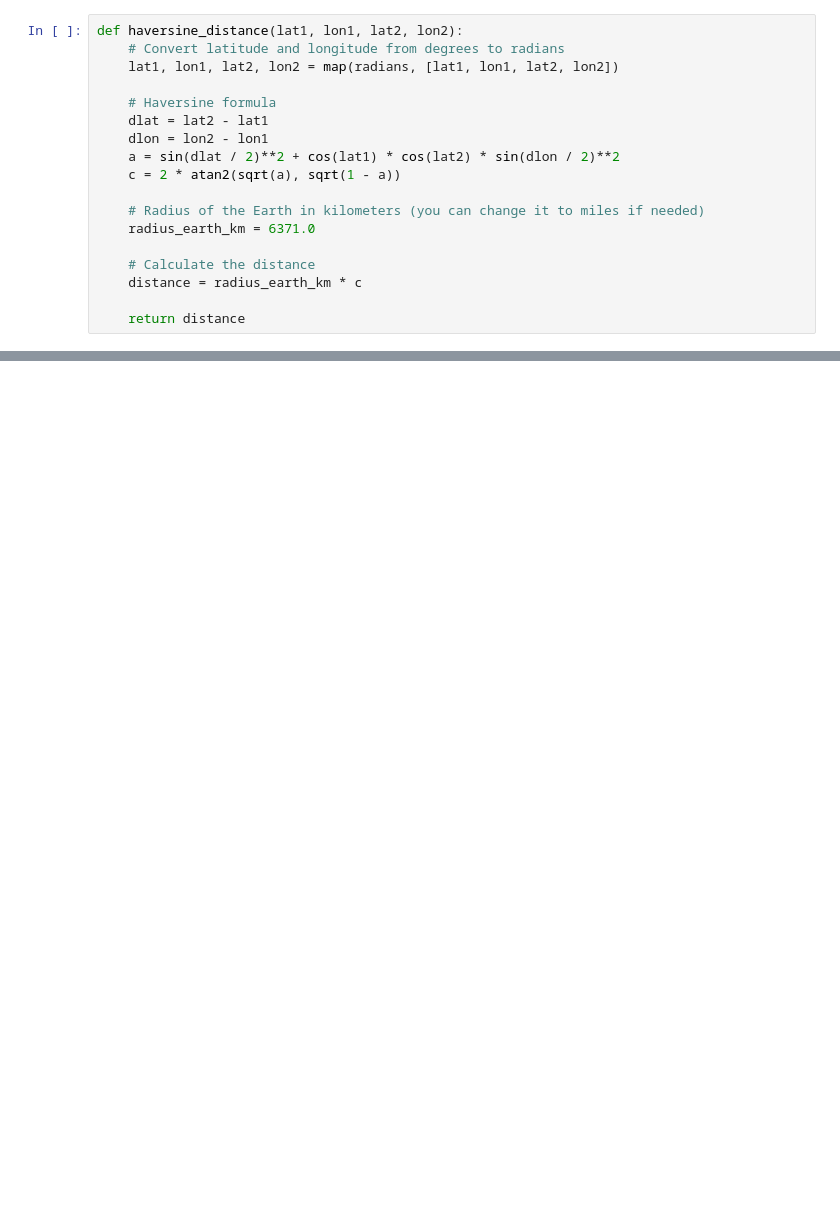
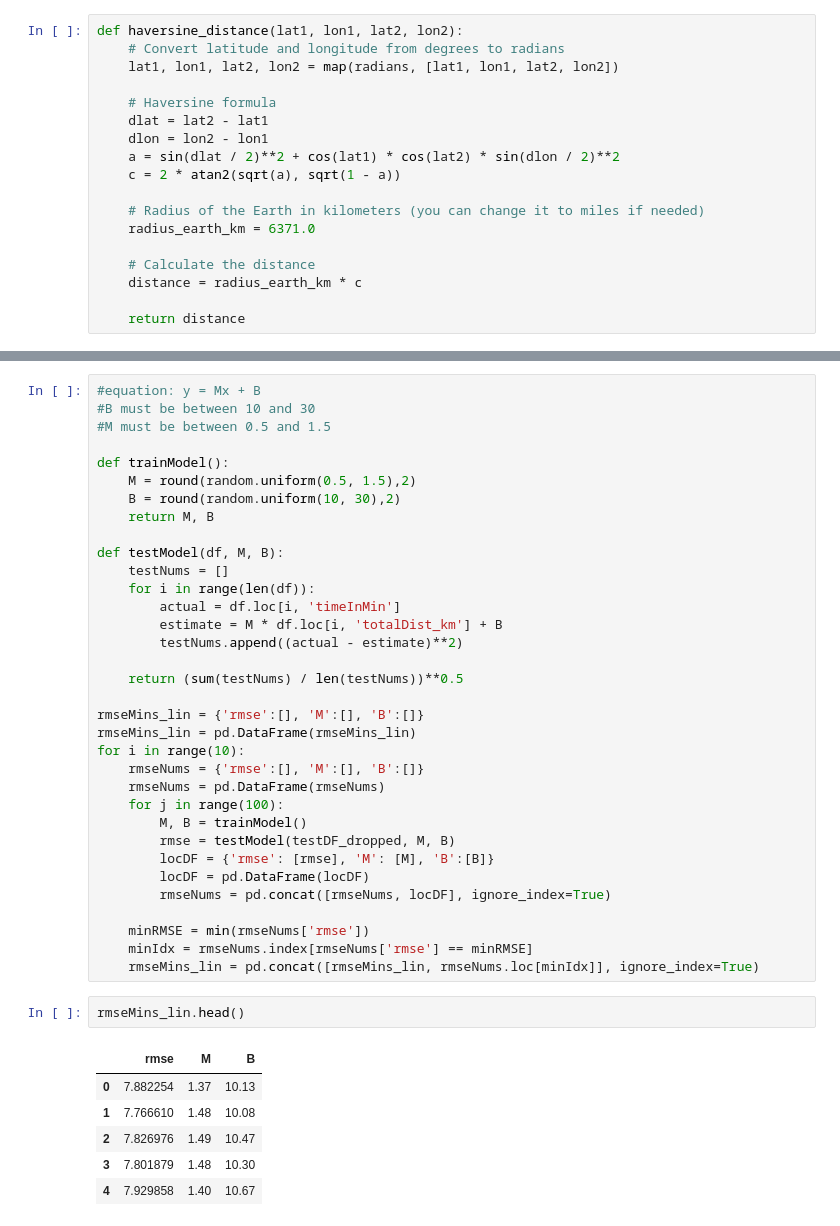
Before and after one commit to ZachMajernik/DataScience2, a Jupyter notebook: Predict/TaxiDrivingDistance.ipynb, the cells around one changed output, grey strips where cells are left out. Cells and saved outputs as stored; diff of their text form; blank space fills up the shorter version.

```diff
--- a/Predict/TaxiDrivingDistance.ipynb
+++ b/Predict/TaxiDrivingDistance.ipynb
@@ -110,0 +229,43 @@ plt.show()
+# %%
+#equation: y = Mx + B
+#B must be between 10 and 30
+#M must be between 0.5 and 1.5
+
+def trainModel():
+    M = round(random.uniform(0.5, 1.5),2)
+    B = round(random.uniform(10, 30),2)
+    return M, B
+
+def testModel(df, M, B):
+    testNums = []
+    for i in range(len(df)):
+        actual = df.loc[i, 'timeInMin']
+        estimate = M * df.loc[i, 'totalDist_km'] + B
+        testNums.append((actual - estimate)**2)
+
+    return (sum(testNums) / len(testNums))**0.5
+
+rmseMins_lin = {'rmse':[], 'M':[], 'B':[]}
+rmseMins_lin = pd.DataFrame(rmseMins_lin)
+for i in range(10):
+    rmseNums = {'rmse':[], 'M':[], 'B':[]}
+    rmseNums = pd.DataFrame(rmseNums)
+    for j in range(100):
+        M, B = trainModel()
+        rmse = testModel(testDF_dropped, M, B)
+        locDF = {'rmse': [rmse], 'M': [M], 'B':[B]}
+        locDF = pd.DataFrame(locDF)
+        rmseNums = pd.concat([rmseNums, locDF], ignore_index=True)
+
+    minRMSE = min(rmseNums['rmse'])
+    minIdx = rmseNums.index[rmseNums['rmse'] == minRMSE]
+    rmseMins_lin = pd.concat([rmseMins_lin, rmseNums.loc[minIdx]], ignore_index=True)
+# %%
+rmseMins_lin.head()
+# %% [output]
+|  | rmse | M | B |
+| 0 | 7.882254 | 1.37 | 10.13 |
+| 1 | 7.766610 | 1.48 | 10.08 |
+| 2 | 7.826976 | 1.49 | 10.47 |
+| 3 | 7.801879 | 1.48 | 10.30 |
+| 4 | 7.929858 | 1.40 | 10.67 |
```
Also changed, not shown: parts of 12 cells of this notebook, 1 other file.
